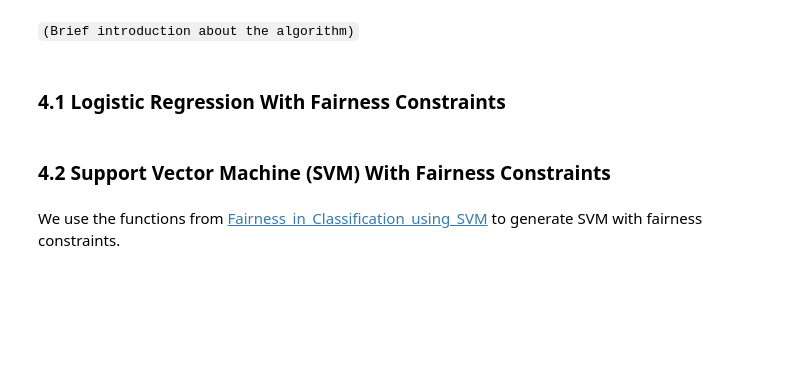
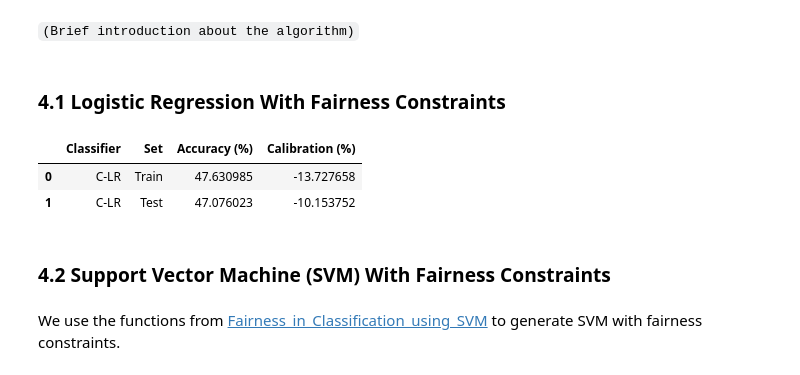
Before and after one commit to TZstatsADS/fall2022-project4-prj4-group6, a Jupyter notebook: doc/main-yayuan.ipynb, the cells around one changed output. Saved outputs shown, nothing was run; the diff lists cells and outputs as text; code cells hidden in the pictures; blank space fills up the shorter version.

```diff
--- a/doc/main-yayuan.ipynb
+++ b/doc/main-yayuan.ipynb
@@ -147,3 +149,38 @@ pd.DataFrame(summary_svm)
+# %%
+# Use logistic loss function to compute the loss
+loss_function = lf.logistic_loss
+
+# Set max_iter = -1 to take as many iterations as we want
+max_iter = -1
+
+# Set apply_fairness_constraints to be true
+apply_fairness_constraints = 1
+
+# Sensitive attributes
+sensitive_attrs = ['race']
+
+# Covariance threshold
+sensitive_attrs_to_cov_thresh = {'race': 0}
+
+x_control_train = {'race': race_train}
+x_control_test = {'race': race_test}
+# %%
+CLR = LR()
+w = CLR.train_model(x_train, y_train, x_control_train, loss_function, max_iter, apply_fairness_constraints, sensitive_attrs, sensitive_attrs_to_cov_thresh)
+predict_y_train = np.sign(np.dot(x_train,w))
+predict_y_test = np.sign(np.dot(x_test,w))
+train_accuracy = sum(predict_y_train == y_train)/len(y_train)
+test_accuracy = sum(predict_y_test == y_test)/len(y_test)
+# %%
+summary_clr = {"Classifier": ["C-LR", "C-LR"],
+               "Set": ["Train", "Test"],
+               "Accuracy (%)": [train_accuracy*100, test_accuracy*100],
+               "Calibration (%)": [MyCalibration(race_train, predict_y_train, y_train), MyCalibration(race_test, predict_y_test, y_test)]}
+pd.DataFrame(summary_clr)
+# %% [output]
+|  | Classifier | Set | Accuracy (%) | Calibration (%) |
+| 0 | C-LR | Train | 47.630985 | -13.727658 |
+| 1 | C-LR | Test | 47.076023 | -10.153752 |
 # %% [markdown]
 ### 4.2 Support Vector Machine (SVM) With Fairness Constraints
 # %% [markdown]
```
Also changed, not shown: parts of 14 cells of this notebook, 4 other files.
